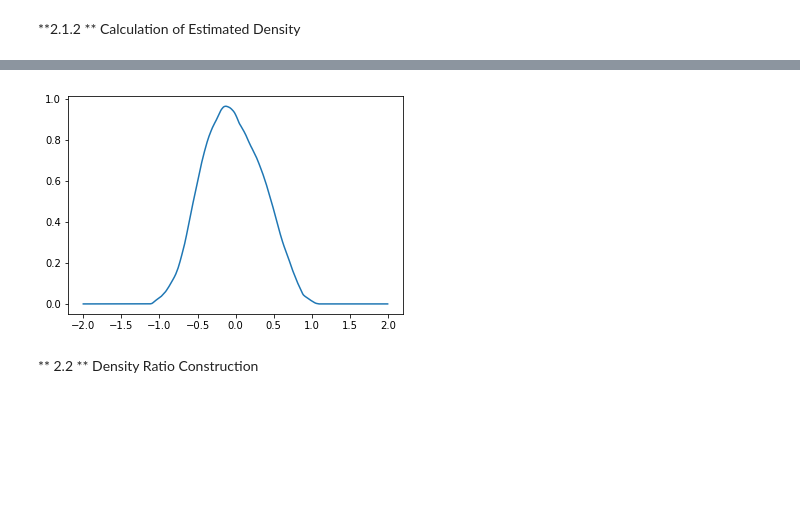
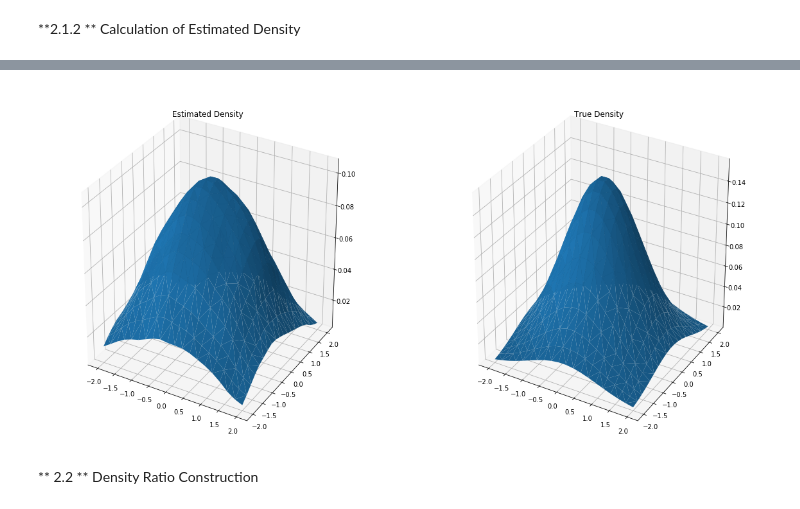
Before and after one commit to Existentialdredd/pan_sel_cntrl, a Jupyter notebook: PS&C.ipynb, the cells around one changed output, grey strips where cells are left out. Cells and saved outputs as stored; diff of their text form; code cells hidden in the pictures; blank space fills up the shorter version.

```diff
--- a/PS&C.ipynb
+++ b/PS&C.ipynb
@@ -238,18 +244,38 @@ den      Density at each point of evaluation (number of observation)x1
 # %%
 n = 100
 mu = np.array([0])
-var = np.array([1/3])
+var = np.array([1])
 x = np.random.normal(mu,var,n).reshape(n,1)
 x = pd.DataFrame(x,columns = ['x1'])
-p = np.arange(-2,2,0.005)
-p = pd.DataFrame(p,columns =['p1'])
+x['Bx1'] = x.x1.shift(1)
+x = x[1:]
+
+# Points generation and Stacking
+p = np.linspace(pl,pu,npts).reshape((20,1))
+p = np.hstack((p,pl*np.ones((20,1))))
+for j in np.arange(1,20,1):
+    pt = np.hstack((p[0:20,0].reshape((20,1)),p[j,0]*np.ones((20,1))))
+    p = np.vstack((p,pt))
+p = pd.DataFrame(p, columns =['p1','p2'])
+
 h = 1.4*x.shape[0]**(-1/5)*x.std(0)
-h = np.array(h)
-p['xden'] = mvden(np.array(x),np.array(p),h,6)
-plt.plot(p.p1,p.xden)
+h = np.array([h , h])
+p['xden'] = mvden(np.array(x),np.array(p),h[0],6)
+
+# Standard Normal pdf
+fnrm = lambda x: np.exp(-x**2/2)/np.sqrt(2*np.pi)
+
+# Plotting
+fig = plt.figure(figsize = (20,10))
+ax = fig.add_subplot(1, 2, 1, projection='3d')
+surf = ax.plot_trisurf(p.p1,p.p2,p.xden)
+plt.title('Estimated Density')
+ax = fig.add_subplot(1, 2, 2, projection='3d')
+surf = ax.plot_trisurf(p.p1,p.p2,fnrm(p.p1)*fnrm(p.p2))
+plt.title('True Density')
 plt.show()
 # %% [output]
-[figure, old version]
+[figure, new version]
 # %% [markdown]
 ** 2.2 ** Density Ratio Construction
 # %% [markdown]
```
Also changed, not shown: parts of 5 cells of this notebook.
